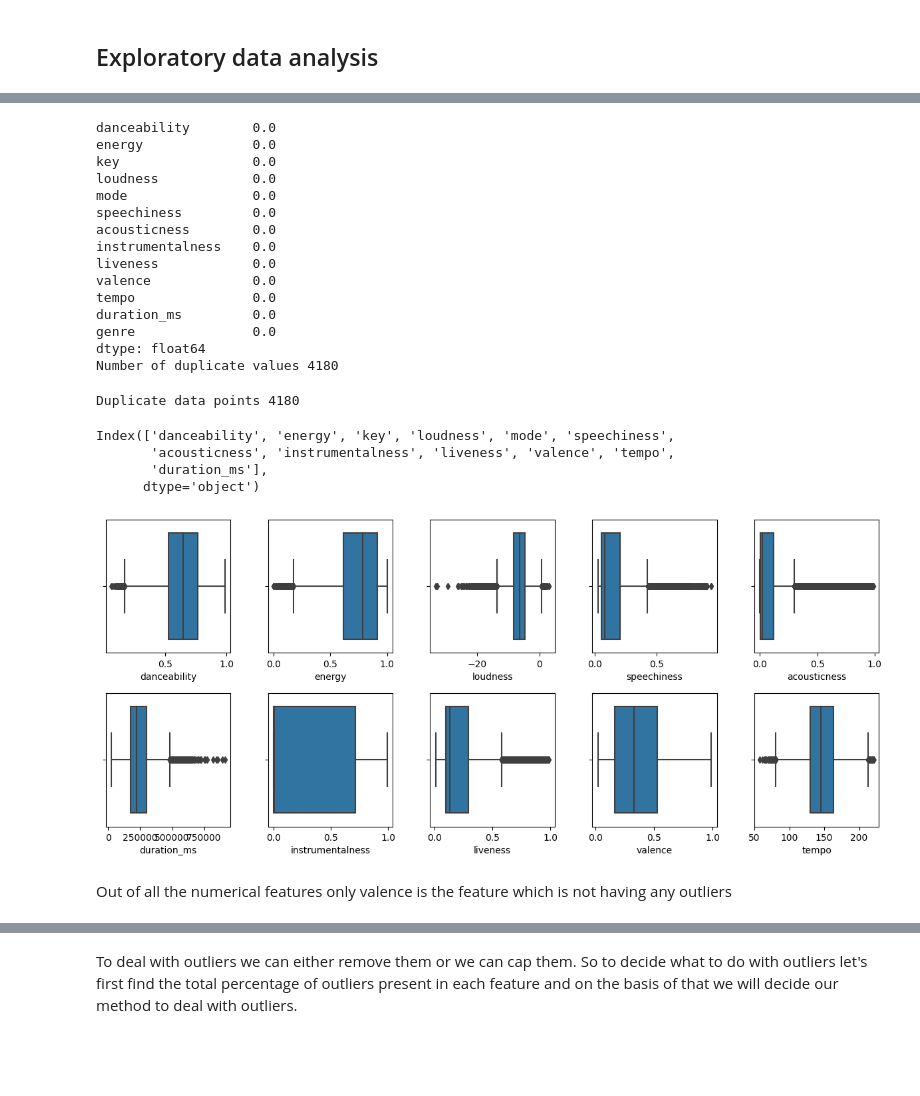
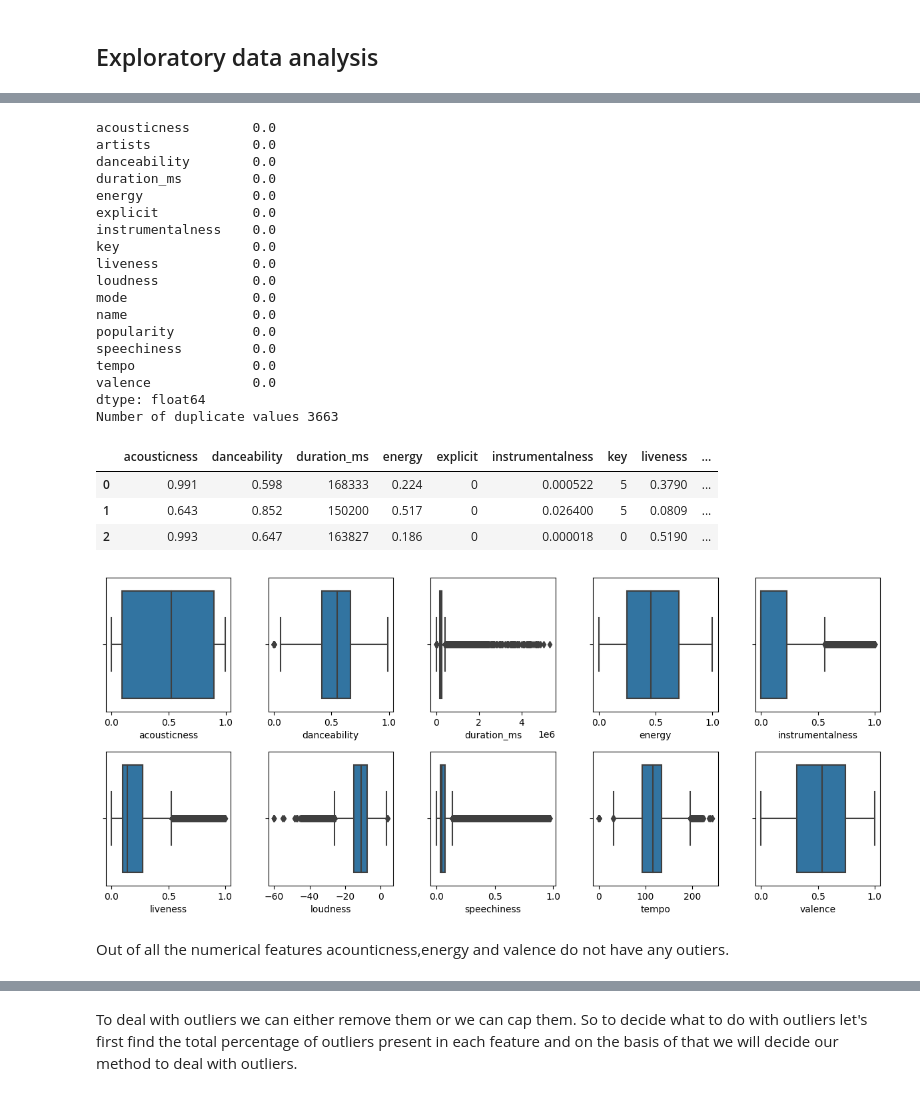
Before and after one commit to yuvraaj2002/Old_projects, a Jupyter notebook: Spotify_song_reccomandation/Song.ipynb, the cells around one changed output, grey strips where cells are left out. Cells and saved outputs as stored; diff of their text form; code cells hidden in the pictures; blank space fills up the shorter version.

```diff
--- a/Spotify_song_reccomandation/Song.ipynb
+++ b/Spotify_song_reccomandation/Song.ipynb
@@ -16,6 +24,6 @@ from mpl_toolkits.mplot3d import Axes3D
 # %%
 # Loading the csv file
-df = pd.read_csv('data.csv')
+df = pd.read_csv('spotify_data.csv')
 # %% [markdown]
 ## Exploratory data analysis
 # %%
@@ -60,63 +72,63 @@ memory usage: 7.1+ MB
 # %%
 # Removing unnecessary columns from the dataframe
-df.drop(['id', 'uri', 'track_href', 'analysis_url','Unnamed: 0', 'title','time_signature','type','song_name'],axis=1,inplace=True)
+df.drop(['id','release_date','year'],axis=1,inplace=True)
 # %%
 # Checking any null values and duplicated value
 print(df.isnull().mean()*100)
 print('Number of duplicate values',df.duplicated().sum())
 # %% [output]
+acousticness        0.0
+artists             0.0
 danceability        0.0
+duration_ms         0.0
 energy              0.0
+explicit            0.0
+instrumentalness    0.0
 key                 0.0
+liveness            0.0
 loudness            0.0
 mode                0.0
+name                0.0
+popularity          0.0
 speechiness         0.0
-acousticness        0.0
-instrumentalness    0.0
-liveness            0.0
+tempo               0.0
 valence             0.0
-tempo               0.0
-duration_ms         0.0
-genre               0.0
 dtype: float64
-Number of duplicate values 4180
+Number of duplicate values 3663
 # %%
 # Let's drop the duplicated values
-print("Duplicate data points",df.duplicated().sum())
 df.drop_duplicates(inplace=True)
-# %% [output]
-Duplicate data points 4180
 # %%
-# Let's check if there are any outliers
+# Let's check if there are any outliers in the numerical features
 num_cols = df.select_dtypes(exclude='object')
-num_cols.columns
+df[num_cols.columns].head(3)
 # %% [output]
-Index(['danceability', 'energy', 'key', 'loudness', 'mode', 'speechiness',
-       'acousticness', 'instrumentalness', 'liveness', 'valence', 'tempo',
-       'duration_ms'],
-      dtype='object')
+|  | acousticness | danceability | duration_ms | energy | explicit | instrumentalness | key | liveness | ... |
+| 0 | 0.991 | 0.598 | 168333 | 0.224 | 0 | 0.000522 | 5 | 0.3790 | ... |
+| 1 | 0.643 | 0.852 | 150200 | 0.517 | 0 | 0.026400 | 5 | 0.0809 | ... |
+| 2 | 0.993 | 0.647 | 163827 | 0.186 | 0 | 0.000018 | 0 | 0.5190 | ... |
 # %%
 # Plotting boxplot to visualize if there are any outliers
 fig,ax = plt.subplots(2,5,figsize = (15,6))
 
-sns.boxplot(x = df['danceability'],ax = ax[0][0])
-sns.boxplot(x = df['energy'],ax = ax[0][1])
-sns.boxplot(x = df['loudness'],ax = ax[0][2])
-sns.boxplot(x = df['speechiness'],ax = ax[0][3])
-sns.boxplot(x = df['acousticness'],ax = ax[0][4])
+sns.boxplot(x = df['acousticness'],ax = ax[0][0])
+sns.boxplot(x = df['danceability'],ax = ax[0][1])
+sns.boxplot(x = df['duration_ms'],ax = ax[0][2])
+sns.boxplot(x = df['energy'],ax = ax[0][3])
+sns.boxplot(x = df['instrumentalness'],ax = ax[0][4])
 
-sns.boxplot(x = df['duration_ms'],ax = ax[1][0])
-sns.boxplot(x = df['instrumentalness'],ax = ax[1][1])
-sns.boxplot(x = df['liveness'],ax = ax[1][2])
-sns.boxplot(x = df['valence'],ax = ax[1][3])
-sns.boxplot(x = df['tempo'],ax = ax[1][4])
+sns.boxplot(x = df['liveness'],ax = ax[1][0])
+sns.boxplot(x = df['loudness'],ax = ax[1][1])
+sns.boxplot(x = df['speechiness'],ax = ax[1][2])
+sns.boxplot(x = df['tempo'],ax = ax[1][3])
+sns.boxplot(x = df['valence'],ax = ax[1][4])
 
 plt.subplots_adjust(hspace=0.3,wspace=0.3)
 plt.show()
 # %% [output]
-[figure, old version]
+[figure, new version]
 # %% [markdown]
-Out of all the numerical features only valence is the feature which is not having any outliers
+Out of all the numerical features acounticness,energy and valence do not have any outiers.
 # %%
 # Let's check the shape of distribution
 fig,ax = plt.subplots(3,3,figsize = (17,9))
```
Also changed, not shown: parts of 22 cells of this notebook.
